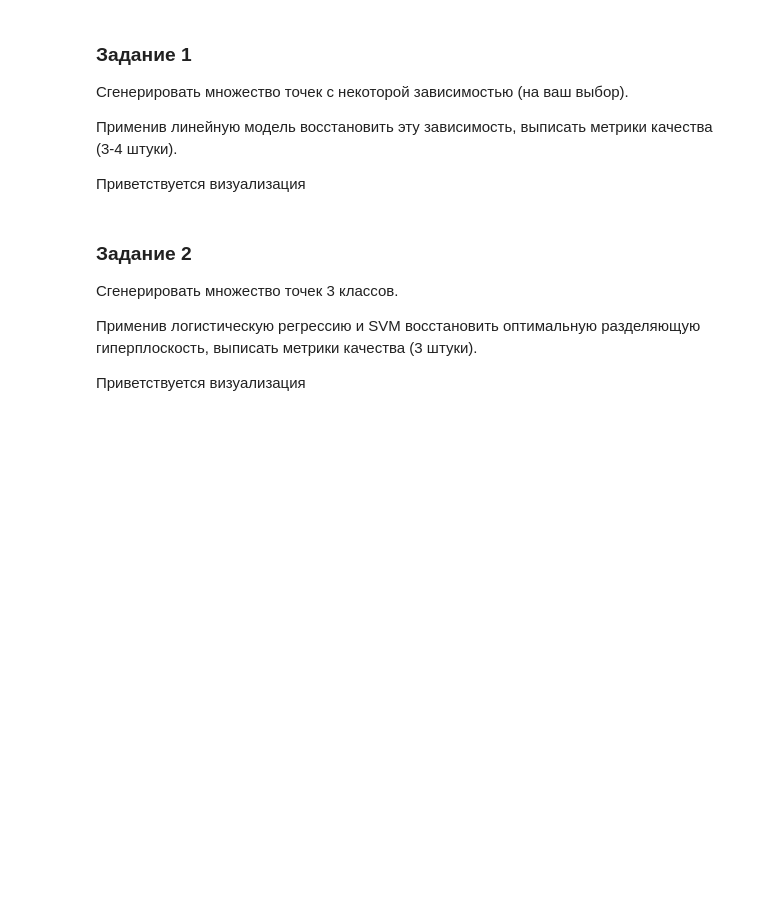
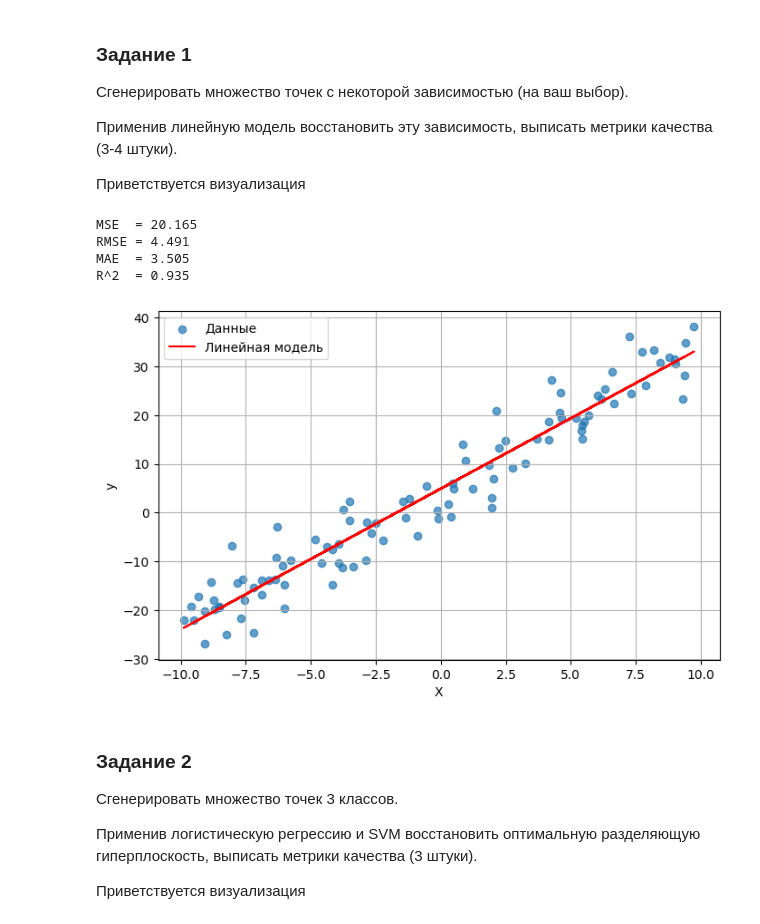
Before and after one commit to Godlaa/ml-labs, a Jupyter notebook: кт 2/main.ipynb, the cells around one changed output. Saved outputs shown, nothing was run; the diff lists cells and outputs as text; code cells hidden in the pictures; blank space fills up the shorter version.

```diff
--- a/кт 2/main.ipynb
+++ b/кт 2/main.ipynb
@@ -509,6 +509,47 @@ plt.show()
 Применив линейную модель восстановить эту зависимость, выписать метрики качества (3-4 штуки).
 
 Приветствуется визуализация
+# %%
+import numpy as np
+import matplotlib.pyplot as plt
+from sklearn.linear_model import LinearRegression
+from sklearn.metrics import mean_squared_error, mean_absolute_error, r2_score
+
+np.random.seed(42)
+
+# y=3x+5+ε
+X = np.random.uniform(-10, 10, size=(100, 1))
+y = 3 * X.squeeze() + 5 + np.random.normal(0, 5, size=100)
+
+model = LinearRegression()
+model.fit(X, y)
+
+y_pred = model.predict(X)
+
+mse = mean_squared_error(y, y_pred)
+rmse = np.sqrt(mse)
+mae = mean_absolute_error(y, y_pred)
+r2 = r2_score(y, y_pred)
+
+print(f"MSE  = {mse:.3f}")
+print(f"RMSE = {rmse:.3f}")
+print(f"MAE  = {mae:.3f}")
+print(f"R^2  = {r2:.3f}")
+
+plt.figure(figsize=(8, 5))
+plt.scatter(X, y, label="Данные", alpha=0.7)
+plt.plot(X, y_pred, color="red", label="Линейная модель")
+plt.xlabel("X")
+plt.ylabel("y")
+plt.legend()
+plt.grid()
+plt.show()
+# %% [output]
+MSE  = 20.165
+RMSE = 4.491
+MAE  = 3.505
+R^2  = 0.935
+[figure, added]
 # %% [markdown]
 ### Задание 2
 
```
Also changed, not shown: parts of 1 cell of this notebook.
